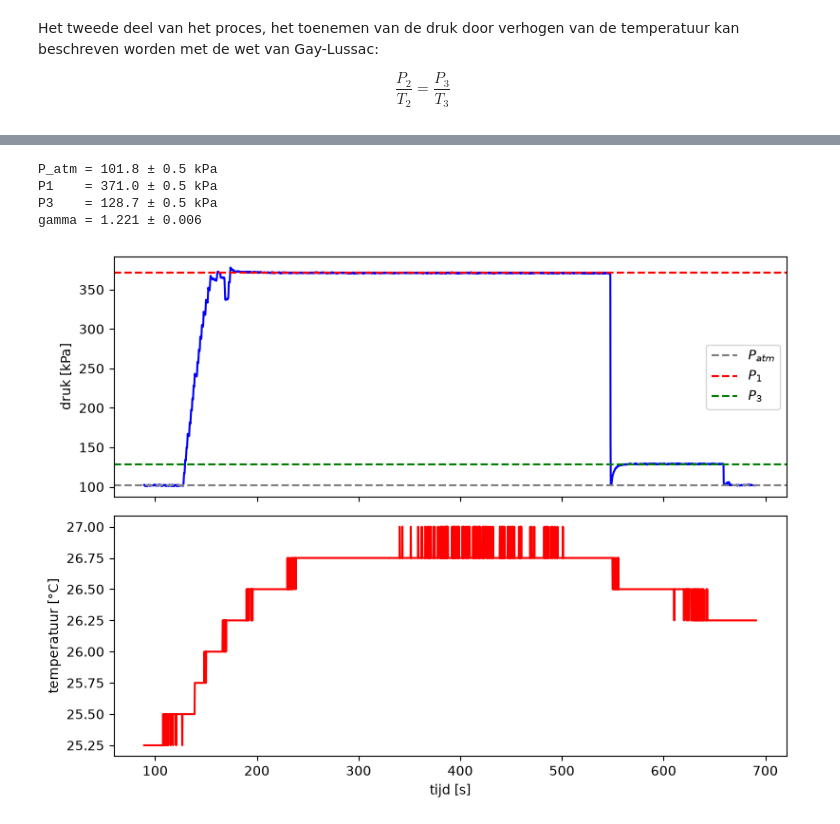
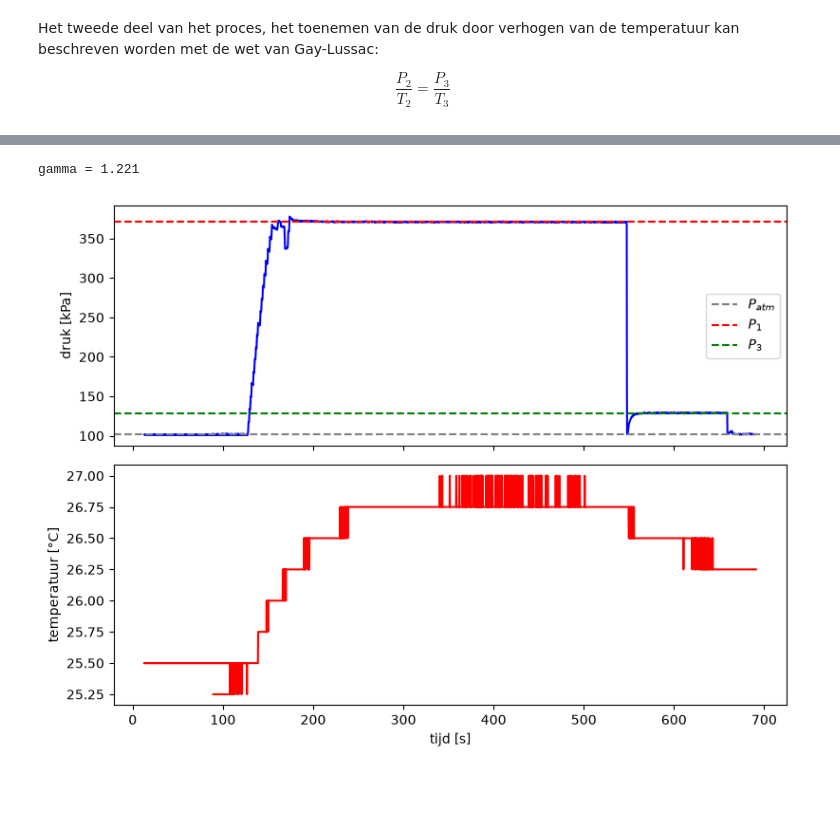
Before and after one commit to youriisrael/IP2-thermo, a Jupyter notebook: simulations/Thermo Groot/Brandblusser.ipynb, the cells around one changed output, grey strips where cells are left out. Saved outputs shown, nothing was run; the diff lists cells and outputs as text; code cells hidden in the pictures; blank space fills up the shorter version.

```diff
--- a/simulations/Thermo Groot/Brandblusser.ipynb
+++ b/simulations/Thermo Groot/Brandblusser.ipynb
@@ -331,58 +334,39 @@ t = data[:, 0] / 1000      # tijd [s]
 U = data[:, 1]             # sensorwaarde [ADC]
 T = data[:, 2]             # temperatuur [°C]
 
-# fout weggeschreven regels eruit (tijd moet steeds toenemen)
-goed = np.ones(len(t), bool)
-goed[1:] = np.diff(t) > 0
-t, U, T = t[goed], U[goed], T[goed]
-
 # ijking van de druksensor (uit de meting met de spuit)
-a, b = 501, -25332         # P = a U + b  [Pa]
 P = a * U + b
 
 # drie drukken: gemiddelde over een stabiel stuk
 s_atm = t < 127                      # voor het oppompen
 s_1   = (t > 400) & (t < 547.5)      # vlak voor het leeglaten
 s_3   = (t > 570) & (t < 659)        # plateau na het sluiten
 
 P_atm, P1, P3 = np.mean(P[s_atm]), np.mean(P[s_1]), np.mean(P[s_3])
 
-# onzekerheid in elke druk: aflezing (1 ADC-stap) en spreiding van het gemiddelde
-def u_druk(s):
-    return np.sqrt(a**2 + (np.std(P[s], ddof=1)/np.sqrt(np.sum(s)))**2)
-
-u_Patm, u_P1, u_P3 = u_druk(s_atm), u_druk(s_1), u_druk(s_3)
 
 # gamma en foutvoortplanting
 A = np.log(P1/P_atm)
 B = np.log(P1/P3)
 gamma = A / B
-u_gamma = np.sqrt(((B - A)/(B**2 * P1) * u_P1)**2 +
-                  (1/(B * P_atm) * u_Patm)**2 +
-                  (A/(B**2 * P3) * u_P3)**2)
 
-print(f"P_atm = {P_atm/1e3:.1f} ± {u_Patm/1e3:.1f} kPa")
-print(f"P1    = {P1/1e3:.1f} ± {u_P1/1e3:.1f} kPa")
-print(f"P3    = {P3/1e3:.1f} ± {u_P3/1e3:.1f} kPa")
-print(f"gamma = {gamma:.3f} ± {u_gamma:.3f}")
+
+print(f"gamma = {gamma:.3f}")
 
 # druk en temperatuur tegen de tijd
 fig, (ax1, ax2) = plt.subplots(2, 1, figsize=(8, 6), sharex=True)
 ax1.plot(t, P/1e3, 'b-')
 ax1.axhline(P_atm/1e3, color='gray', ls='--', label='$P_{atm}$')
 ax1.axhline(P1/1e3, color='r', ls='--', label='$P_1$')
 ax1.axhline(P3/1e3, color='g', ls='--', label='$P_3$')
 ax1.set_ylabel('druk [kPa]')
 ax1.legend()
 
 ax2.plot(t, T, 'r-')
 ax2.set_xlabel('tijd [s]')
 ax2.set_ylabel('temperatuur [°C]')
 plt.tight_layout()
 plt.show()
 # %% [output]
-P_atm = 101.8 ± 0.5 kPa
-P1    = 371.0 ± 0.5 kPa
-P3    = 128.7 ± 0.5 kPa
-gamma = 1.221 ± 0.006
+gamma = 1.221
-[figure, old version]
+[figure, new version]
```
Also changed, not shown: parts of 6 cells of this notebook, 1 other file.
